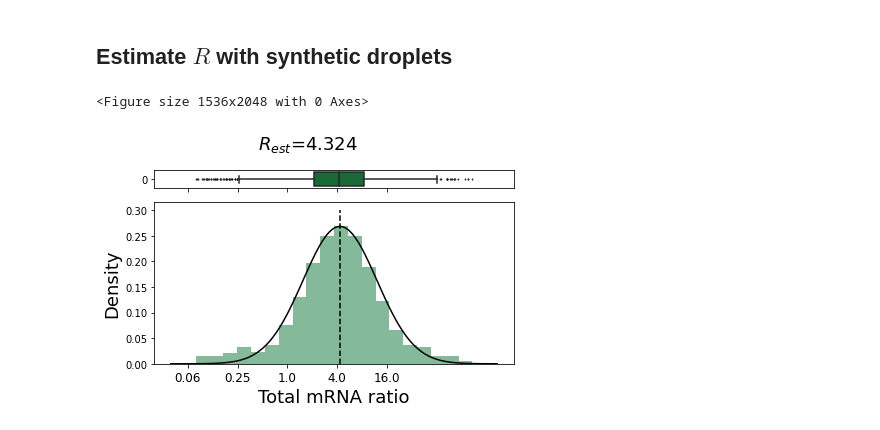
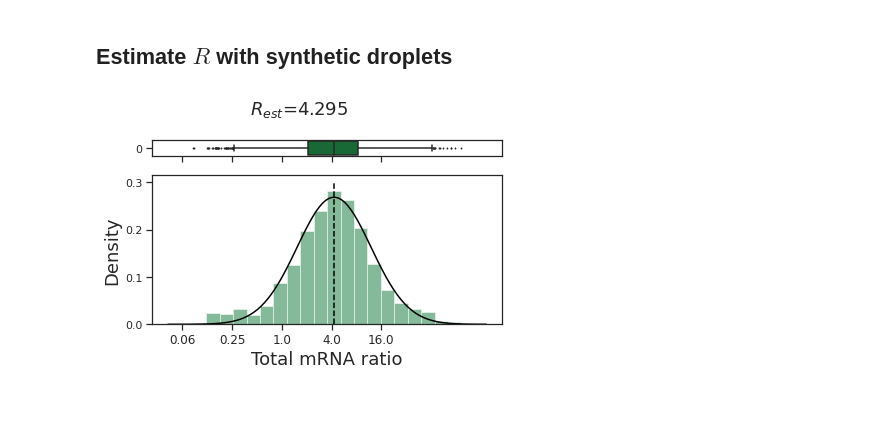
Before and after one commit to QiuyuLian/TOMAS, a Jupyter notebook: docs/source/tutorial_ratio.ipynb, the cells around one changed output. Cells and saved outputs as stored; diff of their text form; code cells hidden in the pictures; blank space fills up the shorter version.

```diff
--- a/docs/source/tutorial_ratio.ipynb
+++ b/docs/source/tutorial_ratio.ipynb
@@ -105,2 +114,7 @@ mg_Alpha, mg_UMI = tm.emg.getExclMetaGene(alpha_naive0,
+# %%
+adata_dbl_mg = tm.auxi.get_dbl_mg_bc(adata,
+                                     groupby = 'danno',
+                                     groups = ['Homo-naive','Homo-activated', 'Hetero-dbl'],
+                                     output = './tomas/output/Tcells') #'./prepareForRepo/re_test/test')
 # %% [markdown]
 ## Estimate $R$ with synthetic droplets
@@ -114,5 +120,0 @@ x = r_est.iloc[:,r_est.shape[1]-1]
-# %%
-fig = tm.vis.LogRdist(x, return_fig=True)
-# %% [output]
-<Figure size 1536x2048 with 0 Axes>
-[figure, removed]
@@ -120,0 +121,7 @@ fig.savefig('prepareForRepo/test.pdf')
+# %%
+r_list = tm.infer.ratio_2types(adata_dbl_mg, output='./tomas/output/Tcells')#'./prepareForRepo/re_test/test')
+#np.savetxt('./tomas/output/Tcells/Homo-naive_Homo-activated_dbl_Rest.txt',r_list)
+#r_list = np.loadtxt('./prepareForRepo/re_test/test/rest.txt')
+tm.vis.logRatio_dist(r_list)#, return_fig=True)
+# %% [output]
+[figure, added]
```
Also changed, not shown: parts of 40 cells of this notebook, 12 other files.
